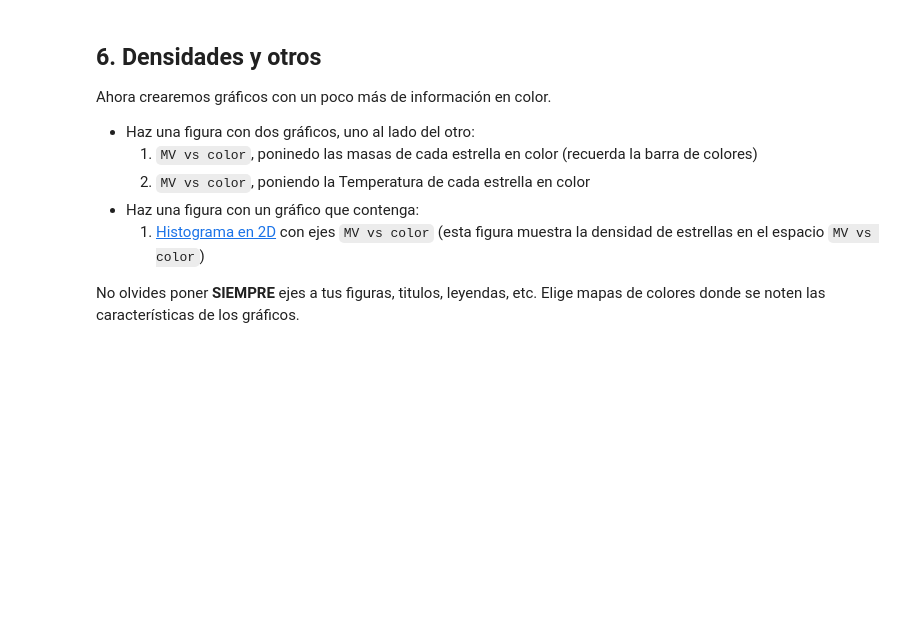
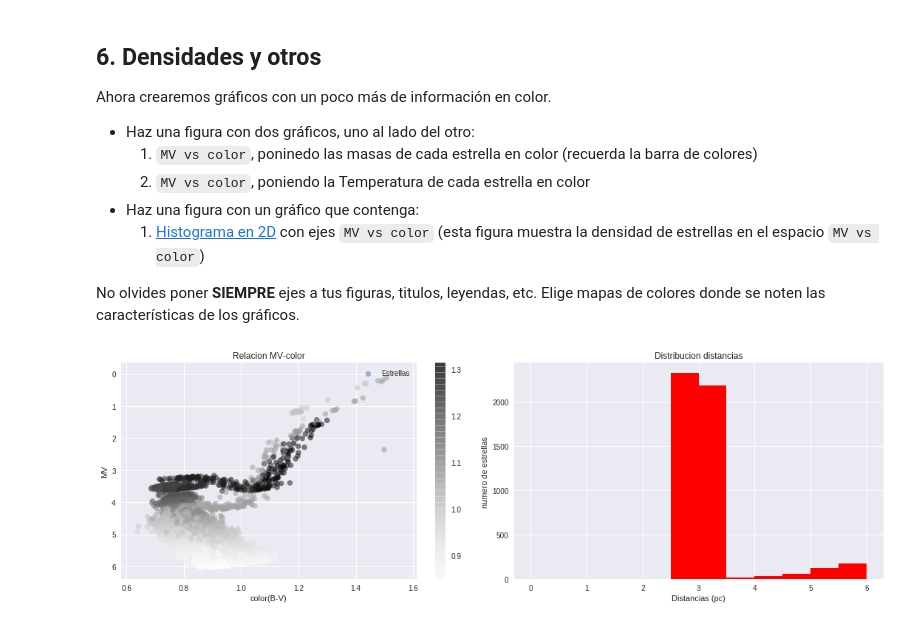
Before and after one commit to JoseJD7/minitarea2, a Jupyter notebook: minitarea2.ipynb, the cells around one changed output. Saved outputs shown, nothing was run; the diff lists cells and outputs as text; code cells hidden in the pictures; blank space fills up the shorter version.

```diff
--- a/minitarea2.ipynb
+++ b/minitarea2.ipynb
@@ -179,2 +177,25 @@ No olvides poner **SIEMPRE** ejes a tus figuras, titulos, leyendas, etc. Elige m
+# %%
+# plot cmd + masa / smd + temp
+
+%matplotlib inline
+masa = datos_filtrados[:,5]
+fig, ax = plt.subplots(figsize = (15,5), ncols = 2)
+uwu = ax[0].scatter(color, MV, label = 'Estrellas', c = masa, alpha = 0.5)
+fig.colorbar(uwu,ax = ax[0])
+ax[0].invert_yaxis()
+ax[0].set_title('Relacion MV-color')
+ax[0].set_xlabel('color(B-V)')
+ax[0].set_ylabel('MV')
+ax[0].legend(loc = 'upper right')
+
+ax[1].hist(distc, bins=[0, 0.5, 1, 1.5, 2, 2.5, 3, 3.5, 4, 4.5, 5, 5.5,6],color = 'red')
+ax[1].set_title('Distribucion distancias')
+ax[1].set_xlabel('Distancias (pc)')
+ax[1].set_ylabel('numero de estrellas ')
+ax[1].legend()
+
+plt.tight_layout()
+# %% [output]
+[figure, added]
 # %%
 # plot cmd hist2D
```
Also changed, not shown: parts of 1 cell of this notebook.
